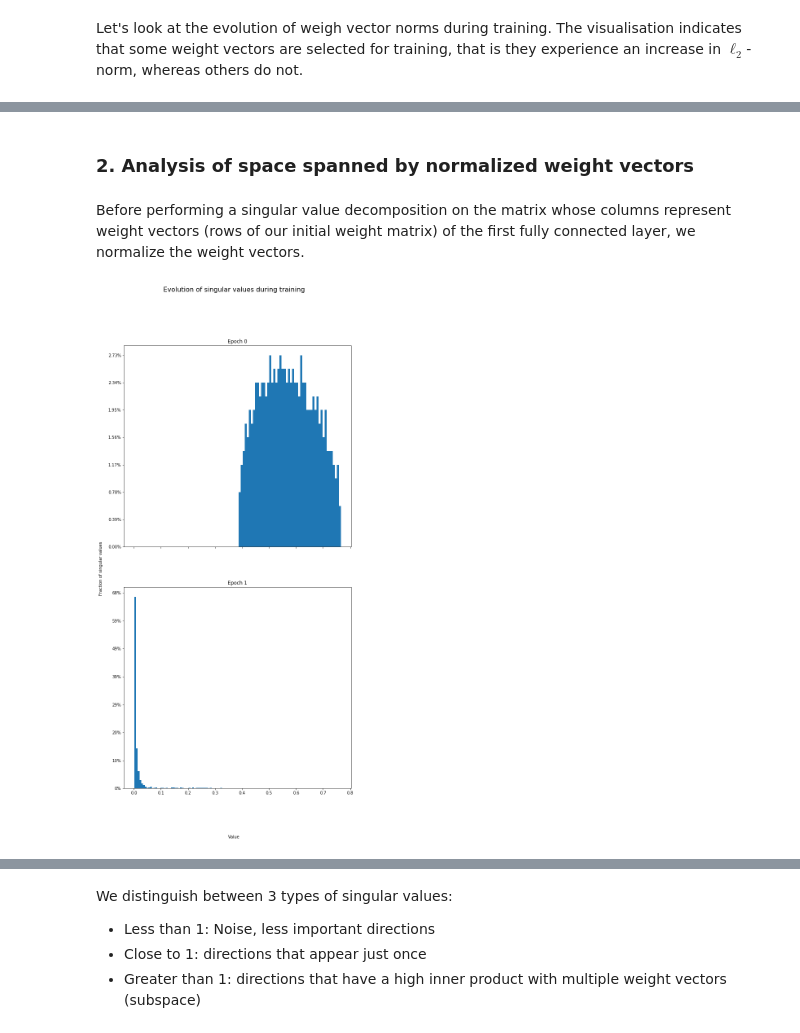
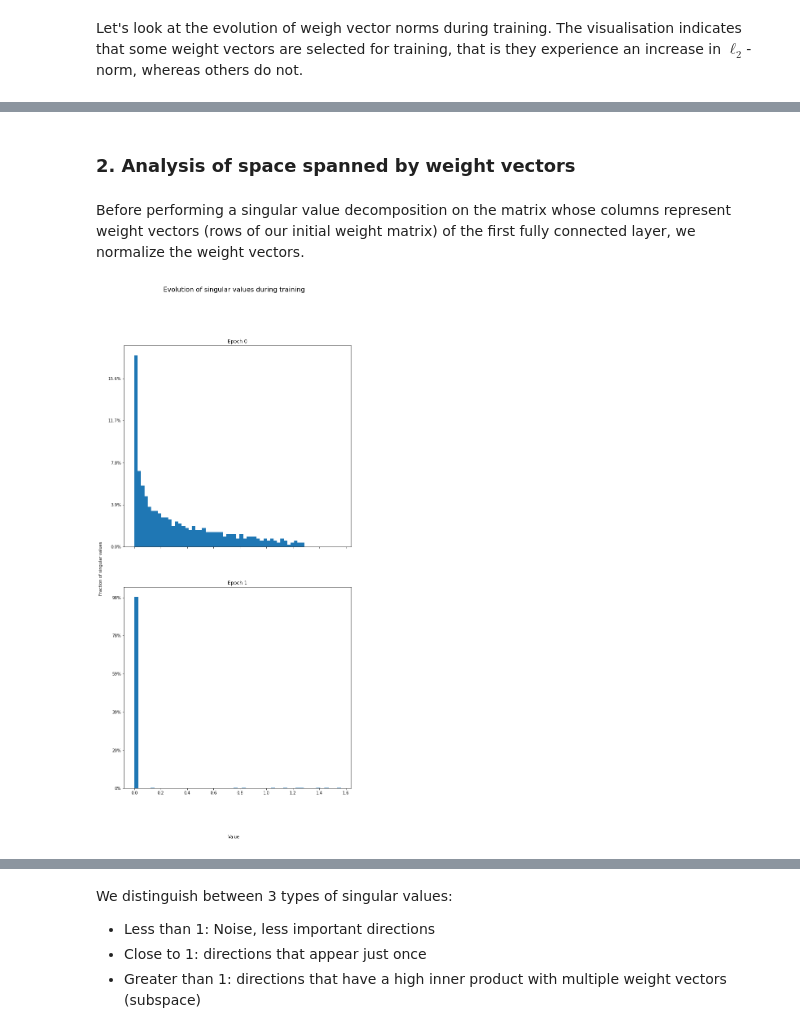
Before and after one commit to jheitmann/Neural-net-pruning, a Jupyter notebook: subspace-analysis.ipynb, the cells around one changed output, grey strips where cells are left out. Drawn from its saved outputs; the diff is of its cells as text; code cells hidden in the pictures.

Commit message:
Report - Subspace analysis

```diff
--- a/subspace-analysis.ipynb
+++ b/subspace-analysis.ipynb
@@ -65,7 +67,7 @@ epochs = 2
 has_accuracy = False
 if has_accuracy:
     epochs = np.argmax(test_accuracies) + 1
-layer = "conv11"
+layer = "fc1"
 weight_norms = np.load(norms_paths[layer])[:epochs]
 s = Snapshots(output_dir)
 weights = s.get_weights(layer)[:epochs]
@@ -125,5 +127,5 @@ trained_vector_norms(weight_norms)
 # %% [markdown]
-### 2. Analysis of space spanned by normalized weight vectors
+### 2. Analysis of space spanned by weight vectors
 # %% [markdown]
 Before performing a singular value decomposition on the matrix whose columns represent weight vectors (rows of our initial weight matrix) of the first fully connected layer, we normalize the weight vectors.
 # %%
@@ -178,6 +184,6 @@ def svd_comparison(s):
 # %%
 u_full, s_full, vh_full = svd(weights)  # w
 # %%
-singular_value_distribution(s_full)
+singular_value_distribution(s_full**2)
 # %% [output]
-[figure, old version]
+[figure, new version]
```
Also changed, not shown: parts of 10 cells of this notebook, 10 other files.
